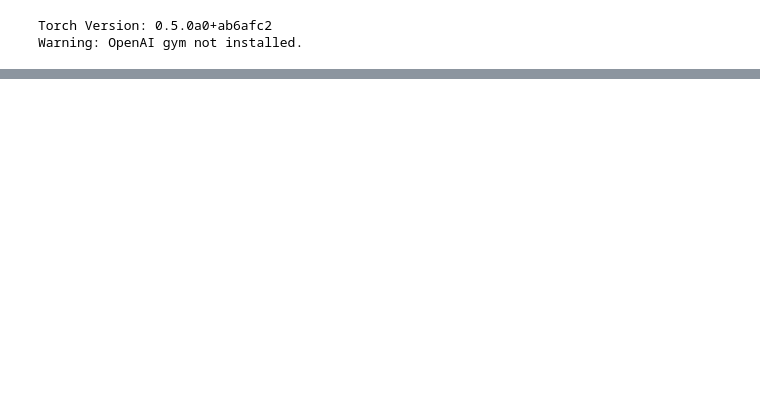
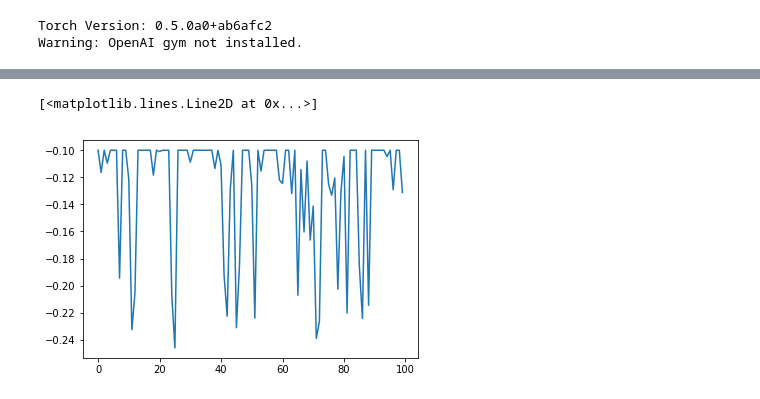
Before and after one commit to yrevar/InverseRL, a Jupyter notebook: Environments/NavigationGridWorld/NavigationGridWorld_NonLinearFeatures.ipynb, the cells around one changed output, grey strips where cells are left out. Saved outputs shown, nothing was run; the diff lists cells and outputs as text; code cells hidden in the pictures; blank space fills up the shorter version.

```diff
--- a/Environments/NavigationGridWorld/NavigationGridWorld_NonLinearFeatures.ipynb
+++ b/Environments/NavigationGridWorld/NavigationGridWorld_NonLinearFeatures.ipynb
@@ -448,0 +684,7 @@ Text(0.5,1,'Features')
+# %%
+R = [R_model_relu(phi_fn(s)).type(torch.float32).item() for s in states_generator(trajectories[0])]
+# %%
+plt.plot(R)
+# %% [output]
+[<matplotlib.lines.Line2D at 0x...>]
+[figure, added]
```
Also changed, not shown: parts of 31 cells of this notebook, 18 other files.
